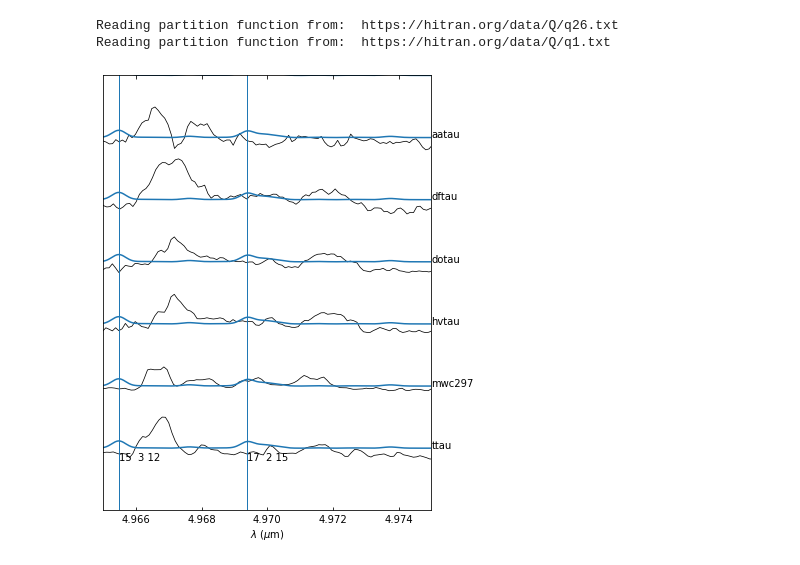
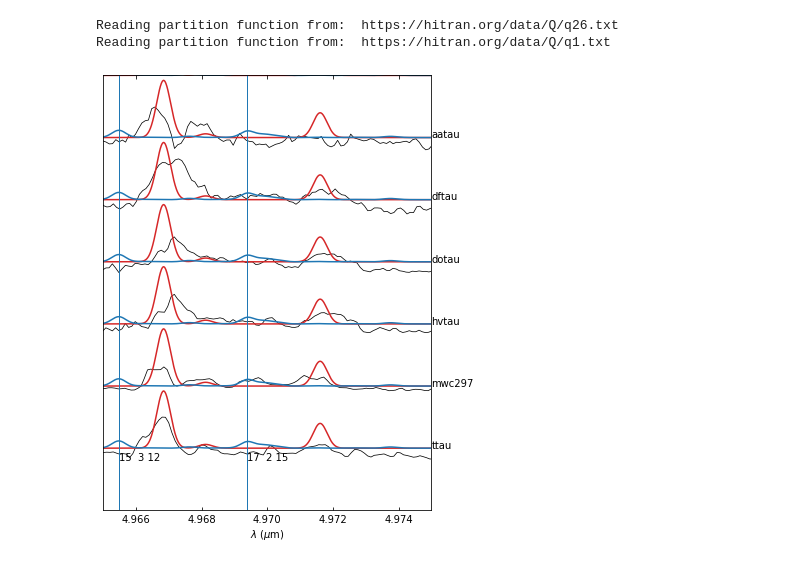
Before and after one commit to Bela-Arwen/Senior_Thesis, a Jupyter notebook: * Featured Spectra Plots - Questionable Data *.ipynb, the cells around one changed output. Cells and saved outputs as stored; diff of their text form; code cells hidden in the pictures.

Commit message:
plots for various confidence data

```diff
--- a/* Featured Spectra Plots - Questionable Data *.ipynb
+++ b/* Featured Spectra Plots - Questionable Data *.ipynb
@@ -101,7 +101,7 @@ for i in range(N):                                     #create N figures
     for j in range(8):
         offset = (6 - j)*0.5
 #        ax1.plot(CO_model['spectrum']['wave'], CO_model['spectrum']['convolflux']+offset+2, label='Convolved CO Model Spectrum', color='C3')
-#        ax2.plot(CO_model['spectrum']['wave'], CO_model['spectrum']['convolflux']+offset+2, label='Convolved CO Model Spectrum', color='C3')
+        ax2.plot(CO_model['spectrum']['wave'], CO_model['spectrum']['convolflux']+offset+2, label='Convolved CO Model Spectrum', color='C3')
 #        ax3.plot(CO_model['spectrum']['wave'], CO_model['spectrum']['convolflux']+offset+2, label='Convolved CO Model Spectrum', color='C3')
 #        ax1.plot(water_model['spectrum']['wave'], water_model['spectrum']['convolflux']+offset+2, label='Convolved H20 Model Spectrum', color='C0')
         ax2.plot(water_model['spectrum']['wave'], water_model['spectrum']['convolflux']+offset+2, label='Convolved H20 Model Spectrum', color='C0')
@@ -143,32 +143,32 @@ if N0 > 0:                                               #create a final figure
     #ax1.set_xlim(lower_limit_1, upper_limit_1);ax1.set_ylim(1,4.5);ax1.get_yaxis().set_ticks([])
     #ax1.set_xlabel('$\lambda$ ($\mu$m)');ax1.set_ylabel('Normalized Flux + Constant')
 
     ax2.set_xlim(lower_limit_2, upper_limit_2);ax2.set_ylim(1,4.5);ax2.get_yaxis().set_ticks([])
     ax2.set_xlabel('$\lambda$ ($\mu$m)')
 
     #ax3.set_xlim(lower_limit_3, upper_limit_3);ax3.set_ylim(1,4.5);ax1.get_yaxis().set_ticks([])
     #ax3.set_xlabel('$\lambda$ ($\mu$m)')
 
 #plotting MODELS:
     for j in range(N0):
         offset = (6 - j)*0.5
 #        ax1.plot(CO_model['spectrum']['wave'], CO_model['spectrum']['convolflux']+offset+2, label='Convolved CO Model Spectrum', color='C3')
-#        ax2.plot(CO_model['spectrum']['wave'], CO_model['spectrum']['convolflux']+offset+2, label='Convolved CO Model Spectrum', color='C3')
+        ax2.plot(CO_model['spectrum']['wave'], CO_model['spectrum']['convolflux']+offset+2, label='Convolved CO Model Spectrum', color='C3')
 #        ax3.plot(CO_model['spectrum']['wave'], CO_model['spectrum']['convolflux']+offset+2, label='Convolved CO Model Spectrum', color='C3')
         #ax1.plot(water_model['spectrum']['wave'], water_model['spectrum']['convolflux']+offset+2, label='Convolved H20 Model Spectrum', color='C0')
         ax2.plot(water_model['spectrum']['wave'], water_model['spectrum']['convolflux']+offset+2, label='Convolved H20 Model Spectrum', color='C0')
         #ax3.plot(water_model['spectrum']['wave'], water_model['spectrum']['convolflux']+offset+2, label='Convolved H20 Model Spectrum', color='C0')
 
 #adding quantum lines:
     for i,lam in enumerate(water_model['lineparams']['wave']):
         #if((lam>lower_limit_1) & (lam<upper_limit_1) & (water_model['lineparams']['eup_k'][i]>4000) & (water_model['lineparams']['tau_peak'][i]>0.15)):
         #    ax1.axvline(lam, linewidth=1, color='tab:blue')
         #    ax1.text(water_model['lineparams']['wave'][i],1.4,water_model['lineparams']['Qpp_HITRAN'][i].strip())
         if((lam>lower_limit_2) & (lam<upper_limit_2) & (water_model['lineparams']['eup_k'][i]>4000) & (water_model['lineparams']['tau_peak'][i]>0.15)):
             ax2.axvline(lam, linewidth=1, color='tab:blue')
             ax2.text(water_model['lineparams']['wave'][i],1.4,water_model['lineparams']['Qpp_HITRAN'][i].strip())
         #if((lam>lower_limit_3) & (lam<upper_limit_3) & (water_model['lineparams']['eup_k'][i]>4000) & (water_model['lineparams']['tau_peak'][i]>0.15)):
         #    ax3.axvline(lam, linewidth=1, color='tab:blue')
         #    ax3.text(water_model['lineparams']['wave'][i],1.4,water_model['lineparams']['Qpp_HITRAN'][i].strip())
 # %% [output]
-[figure, old version]
+[figure, new version]
```
Also changed, not shown: 2 other files.
